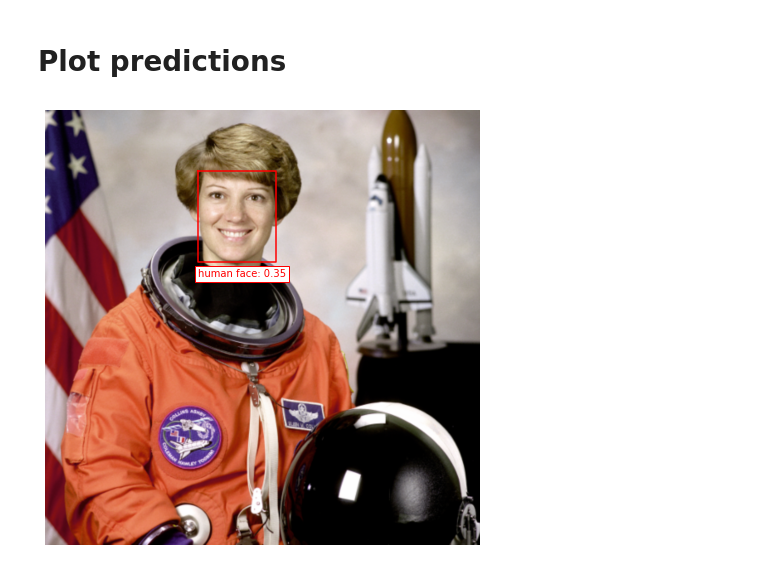
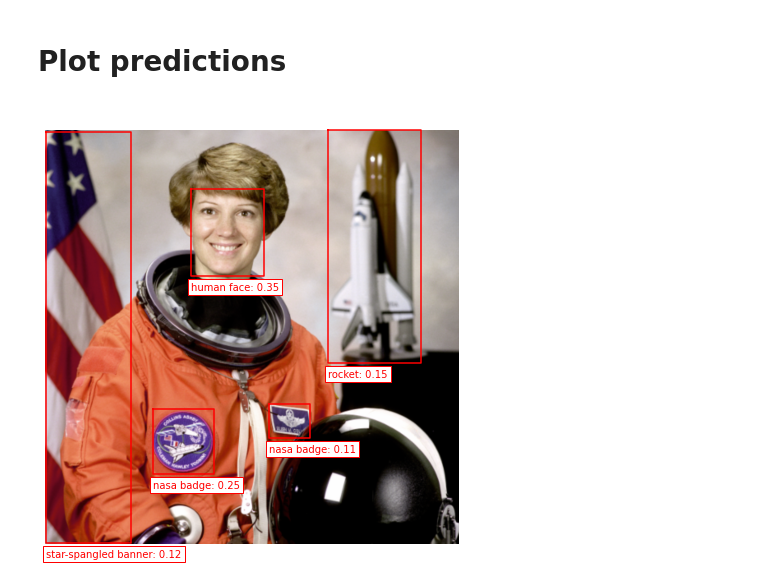
Before and after one commit to google-research/scenic, a Jupyter notebook: scenic/projects/owl_vit/notebooks/OWL_ViT_minimal_example.ipynb, the cells around one changed output. Drawn from its saved outputs; the diff is of its cells as text; code cells hidden in the pictures.

Commit message:
Add more queries to example colab.
PiperOrigin-RevId: 448905517

```diff
--- a/scenic/projects/owl_vit/notebooks/OWL_ViT_minimal_example.ipynb
+++ b/scenic/projects/owl_vit/notebooks/OWL_ViT_minimal_example.ipynb
@@ -64,8 +64,14 @@ input_image = skimage.transform.resize(
 # %% [markdown]
 # Prepare text queries
 # %%
-text_queries = ['human face', 'space shuttle']
+text_queries = ['human face', 'rocket', 'nasa badge', 'star-spangled banner']
 tokenized_queries = np.array([
     module.tokenize(q, config.dataset_configs.max_query_length)
     for q in text_queries
 ])
+
+# Pad tokenized queries to avoid recompilation if number of queries changes:
+tokenized_queries = np.pad(
+    tokenized_queries,
+    pad_width=((0, 100 - len(text_queries)), (0, 0)),
+    constant_values=0)
@@ -86,33 +93,34 @@ predictions = jax.tree_map(lambda x: np.array(x[0]), predictions )
 # %%
 %matplotlib inline
 # %%
-score_threshold = 0.2
+score_threshold = 0.1
 
-scores = sigmoid(np.max(predictions['pred_logits'], axis=-1))
+logits = predictions['pred_logits'][..., :len(text_queries)]  # Remove padding.
+scores = sigmoid(np.max(logits, axis=-1))
 labels = np.argmax(predictions['pred_logits'], axis=-1)
 boxes = predictions['pred_boxes']
 
 fig, ax = plt.subplots(1, 1, figsize=(8, 8))
 ax.imshow(input_image, extent=(0, 1, 1, 0))
 ax.set_axis_off()
 
 for score, box, label in zip(scores, boxes, labels):
   if score < score_threshold:
     continue
   cx, cy, w, h = box
   ax.plot([cx - w / 2, cx + w / 2, cx + w / 2, cx - w / 2, cx - w / 2],
           [cy - h / 2, cy - h / 2, cy + h / 2, cy + h / 2, cy - h / 2], 'r')
   ax.text(
       cx - w / 2,
       cy + h / 2 + 0.015,
       f'{text_queries[label]}: {score:1.2f}',
       ha='left',
       va='top',
       color='red',
       bbox={
           'facecolor': 'white',
           'edgecolor': 'red',
           'boxstyle': 'square,pad=.3'
       })
 # %% [output]
-[figure, old version]
+[figure, new version]
```
Also changed, not shown: parts of 2 cells of this notebook.
